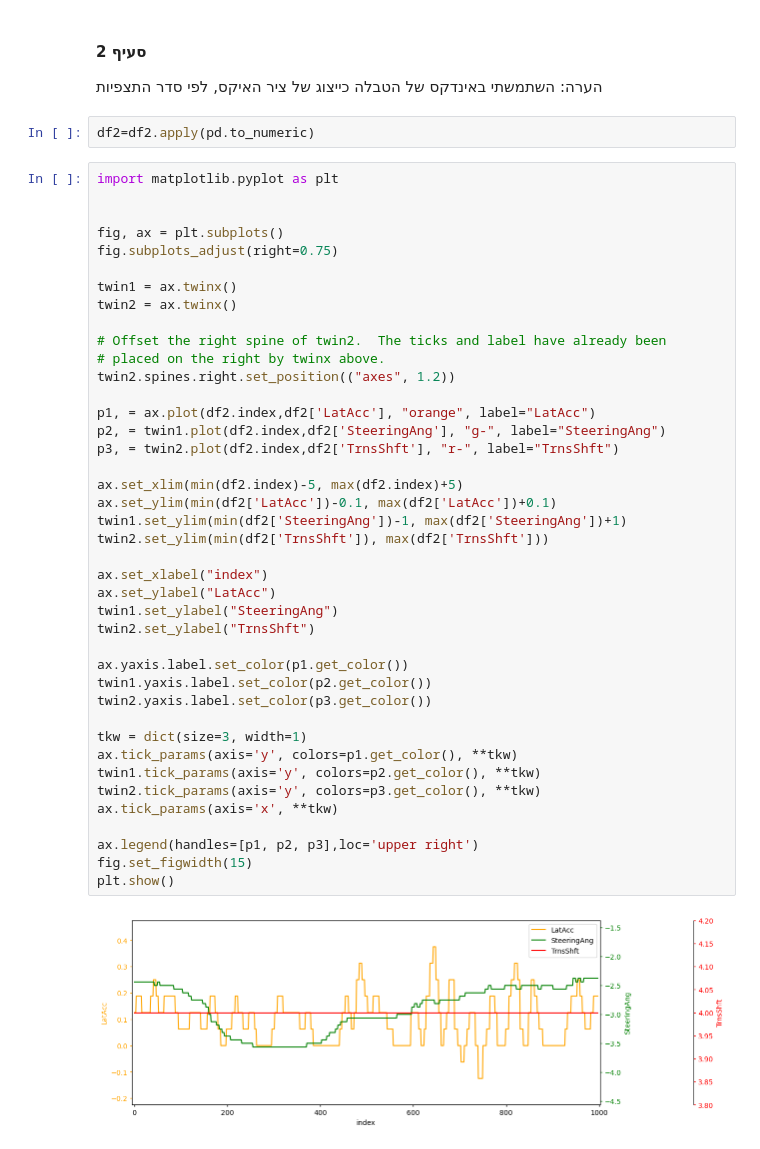
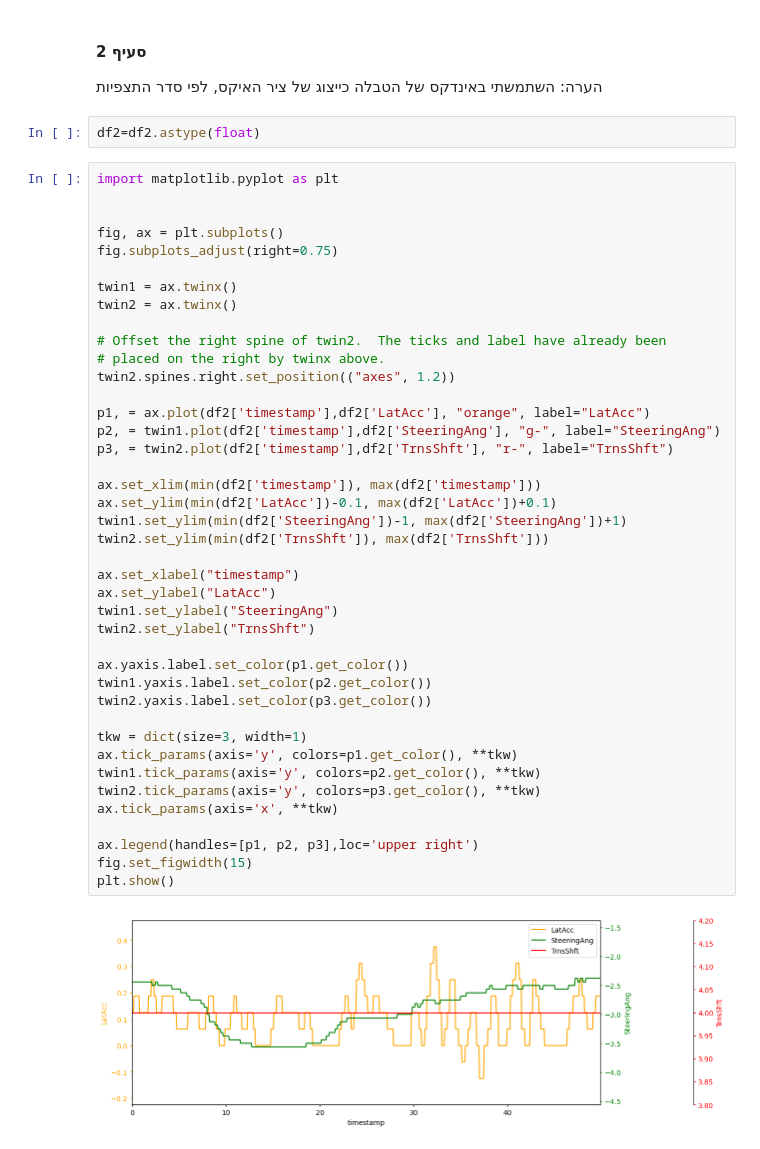
Before and after one commit to FafiCohen/Python_Course, a Jupyter notebook: Ex2_sol.ipynb, the cells around one changed output. Drawn from its saved outputs; the diff is of its cells as text.

```diff
--- a/Ex2_sol.ipynb
+++ b/Ex2_sol.ipynb
@@ -45,8 +71,8 @@ df2.head(10  )
 ####  **סעיף 2**
 הערה: השתמשתי באינדקס של הטבלה כייצוג של ציר
 האיקס, לפי  סדר התצפיות
-# %%
-df2=df2.apply(pd.to_numeric)
+# %%
+df2=df2.astype(float)
 # %%
 import matplotlib.pyplot as plt
 
@@ -57,36 +83,36 @@ fig.subplots_adjust(right=0.75)
 twin1 = ax.twinx()
 twin2 = ax.twinx()
 
 # Offset the right spine of twin2.  The ticks and label have already been
 # placed on the right by twinx above.
 twin2.spines.right.set_position(("axes", 1.2))
 
-p1, = ax.plot(df2.index,df2['LatAcc'], "orange", label="LatAcc")
-p2, = twin1.plot(df2.index,df2['SteeringAng'], "g-", label="SteeringAng")
-p3, = twin2.plot(df2.index,df2['TrnsShft'], "r-", label="TrnsShft")
+p1, = ax.plot(df2['timestamp'],df2['LatAcc'], "orange", label="LatAcc")
+p2, = twin1.plot(df2['timestamp'],df2['SteeringAng'], "g-", label="SteeringAng")
+p3, = twin2.plot(df2['timestamp'],df2['TrnsShft'], "r-", label="TrnsShft")
 
-ax.set_xlim(min(df2.index)-5, max(df2.index)+5)
+ax.set_xlim(min(df2['timestamp']), max(df2['timestamp']))
 ax.set_ylim(min(df2['LatAcc'])-0.1, max(df2['LatAcc'])+0.1)
 twin1.set_ylim(min(df2['SteeringAng'])-1, max(df2['SteeringAng'])+1)
 twin2.set_ylim(min(df2['TrnsShft']), max(df2['TrnsShft']))
 
-ax.set_xlabel("index")
+ax.set_xlabel("timestamp")
 ax.set_ylabel("LatAcc")
 twin1.set_ylabel("SteeringAng")
 twin2.set_ylabel("TrnsShft")
 
 ax.yaxis.label.set_color(p1.get_color())
 twin1.yaxis.label.set_color(p2.get_color())
 twin2.yaxis.label.set_color(p3.get_color())
 
 tkw = dict(size=3, width=1)
 ax.tick_params(axis='y', colors=p1.get_color(), **tkw)
 twin1.tick_params(axis='y', colors=p2.get_color(), **tkw)
 twin2.tick_params(axis='y', colors=p3.get_color(), **tkw)
 ax.tick_params(axis='x', **tkw)
 
 ax.legend(handles=[p1, p2, p3],loc='upper right')
 fig.set_figwidth(15)
 plt.show()
 # %% [output]
-[figure, old version]
+[figure, new version]
```
Also changed, not shown: parts of 5 cells of this notebook.
